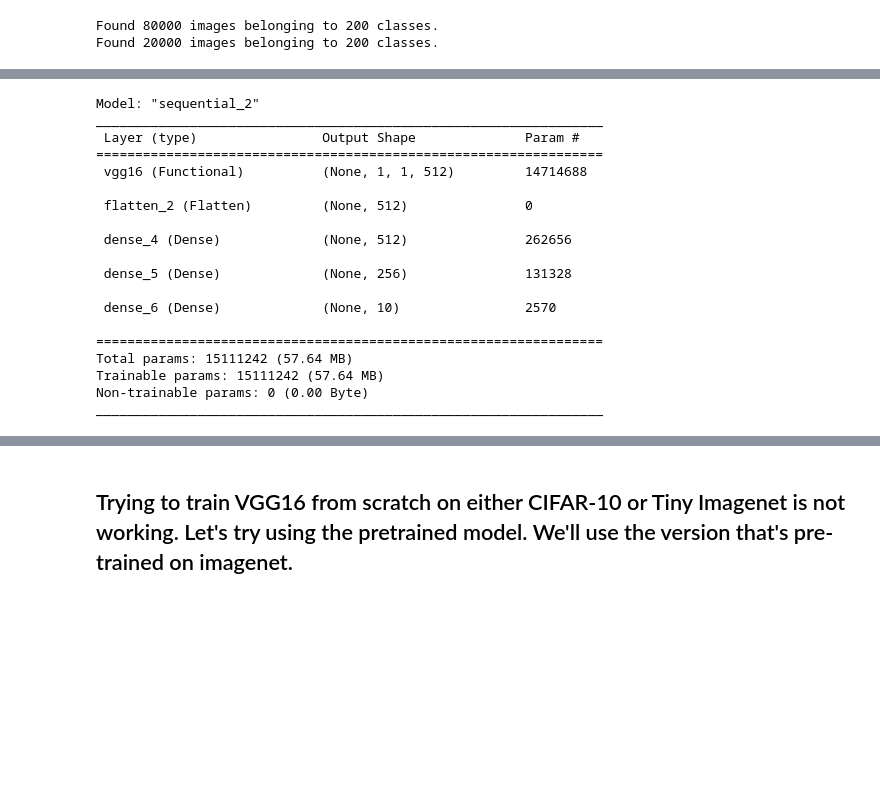
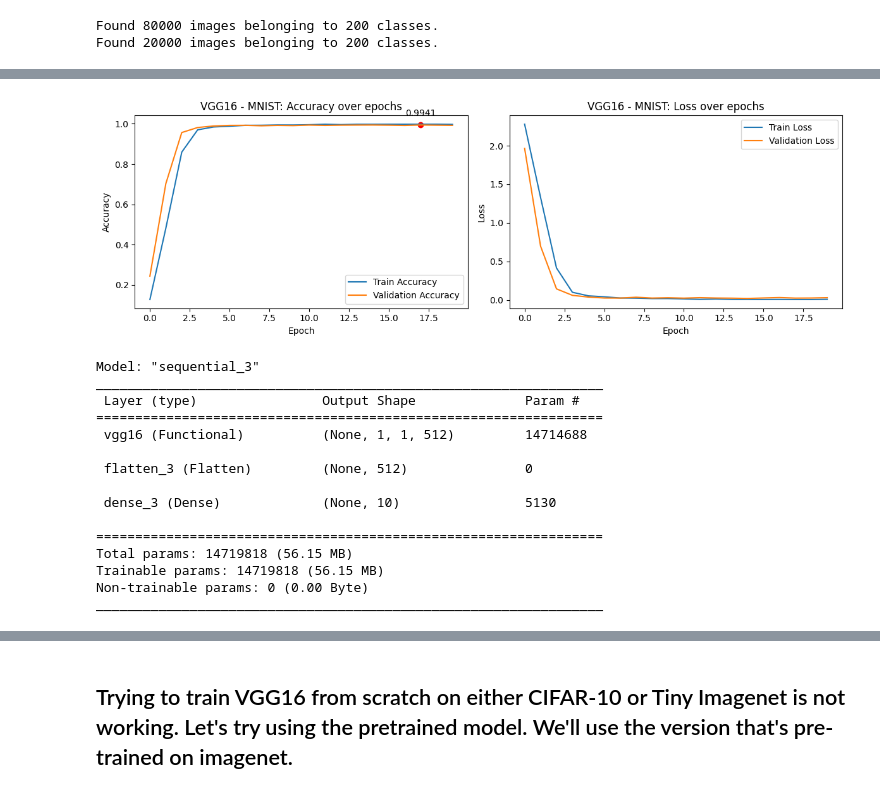
Before and after one commit to rlnasuti/cs5870-assignment1, a Jupyter notebook: notebooks/vgg16.ipynb, the cells around one changed output, grey strips where cells are left out. Drawn from its saved outputs; the diff is of its cells as text; code cells hidden in the pictures; blank space fills up the shorter version.

```diff
--- a/notebooks/vgg16.ipynb
+++ b/notebooks/vgg16.ipynb
@@ -121,8 +95,11 @@ _________________________________________________________________
 # %%
+# Create callback for saving model
+checkpoint = ModelCheckpoint('../models/vgg16_mnist.h5', monitor='val_accuracy', mode='max', save_best_only=True, verbose=1)
 # Train VGG16 for MNIST
 mnist_history = model.fit(mnist_train_images, mnist_train_labels,
                     epochs=20,
                     batch_size=1024,
-                    validation_data=(mnist_test_images, mnist_test_labels))
+                    validation_data=(mnist_test_images, mnist_test_labels),
+                    callbacks=[checkpoint])
 # %% [output]
 Epoch 1/20
@@ -152,10 +130,40 @@ Test Accuracy: 0.9902999997138977
+# %%
+plt.figure(figsize=(12, 4))
+
+# Accuracy subplot
+plt.subplot(1, 2, 1)
+plt.plot(mnist_history.history['accuracy'], label='Train Accuracy')
+plt.plot(mnist_history.history['val_accuracy'], label='Validation Accuracy')
+
+# Annotate the maximum validation accuracy
+max_val_acc = max(mnist_history.history['val_accuracy'])
+max_val_acc_idx = mnist_history.history['val_accuracy'].index(max_val_acc)
+plt.scatter(max_val_acc_idx, max_val_acc, color='red') # Highlight the max value with a red dot
+plt.annotate(f'{max_val_acc:.4f}', (max_val_acc_idx, max_val_acc), textcoords="offset points", xytext=(0,10), ha='center') # Annotate the value
+
+plt.title('VGG16 - MNIST: Accuracy over epochs')
+plt.ylabel('Accuracy')
+plt.xlabel('Epoch')
+plt.legend()
+
+# Loss subplot
+plt.subplot(1, 2, 2)
+plt.plot(mnist_history.history['loss'], label='Train Loss')
+plt.plot(mnist_history.history['val_loss'], label='Validation Loss')
+plt.title('VGG16 - MNIST: Loss over epochs')
+plt.ylabel('Loss')
+plt.xlabel('Epoch')
+plt.legend()
+
+plt.tight_layout()
+plt.show()
+# %% [output]
+[figure, added]
 # %%
 # Build the VGG16 model for CIFAR-10
 model = Sequential()
 model.add(VGG16(include_top=False, weights=None, input_shape=(32, 32, 3)))
 model.add(Flatten())
-model.add(Dense(512, activation="relu"))
-model.add(Dense(256, activation="relu"))
 model.add(Dense(10, activation="softmax"))
 
 model.compile(optimizer='adam',
@@ -164,23 +172,19 @@ model.compile(optimizer='adam',
 
 model.summary()
 # %% [output]
-Model: "sequential_2"
+Model: "sequential_3"
 _________________________________________________________________
  Layer (type)                Output Shape              Param #
 =================================================================
  vgg16 (Functional)          (None, 1, 1, 512)         14714688
 
- flatten_2 (Flatten)         (None, 512)               0
+ flatten_3 (Flatten)         (None, 512)               0
 
- dense_4 (Dense)             (None, 512)               262656
-
- dense_5 (Dense)             (None, 256)               131328
-
- dense_6 (Dense)             (None, 10)                2570
+ dense_3 (Dense)             (None, 10)                5130
 
 =================================================================
-Total params: 15111242 (57.64 MB)
-Trainable params: 15111242 (57.64 MB)
+Total params: 14719818 (56.15 MB)
+Trainable params: 14719818 (56.15 MB)
 Non-trainable params: 0 (0.00 Byte)
 _________________________________________________________________
 # %%
```
Also changed, not shown: parts of 21 cells of this notebook, 3 other files.
